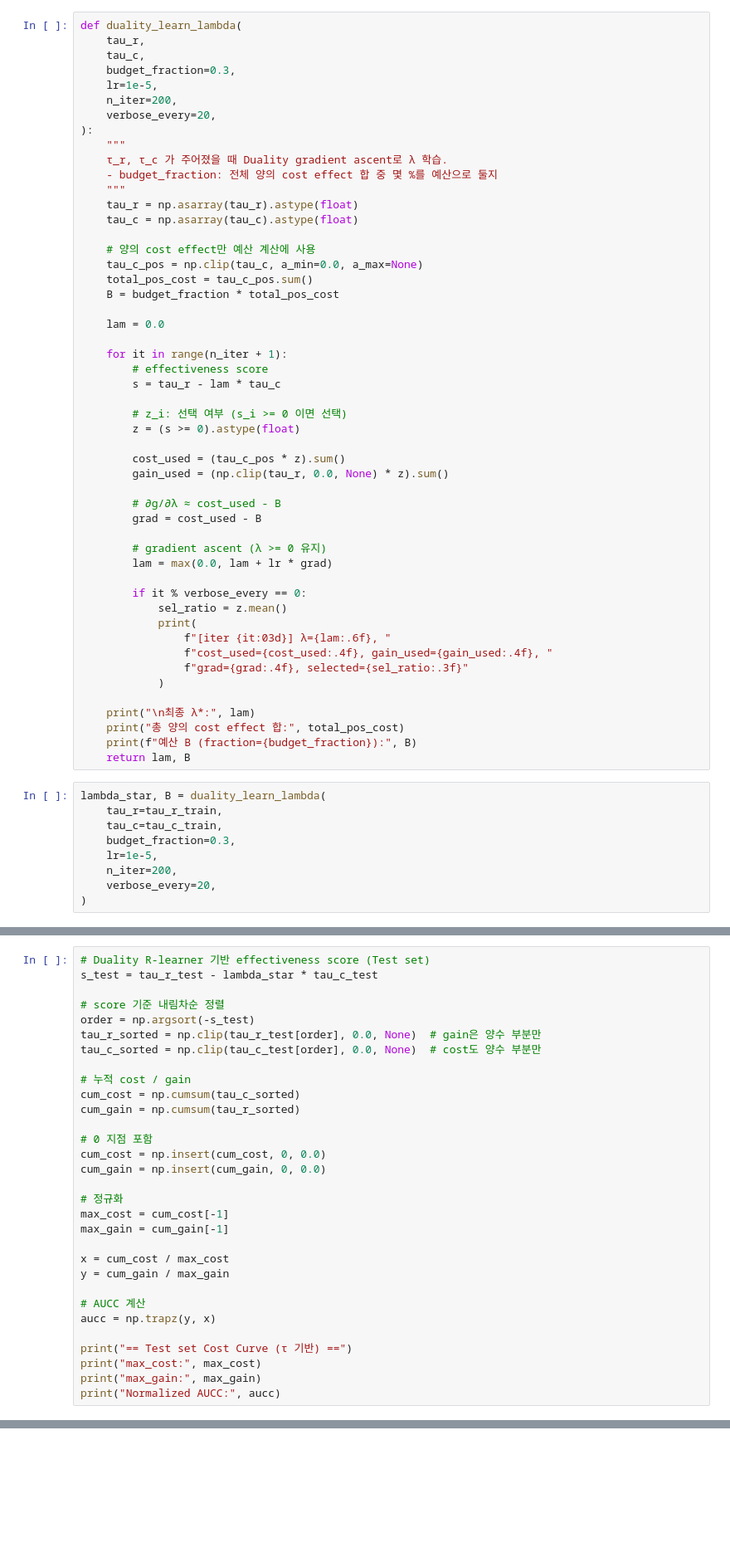
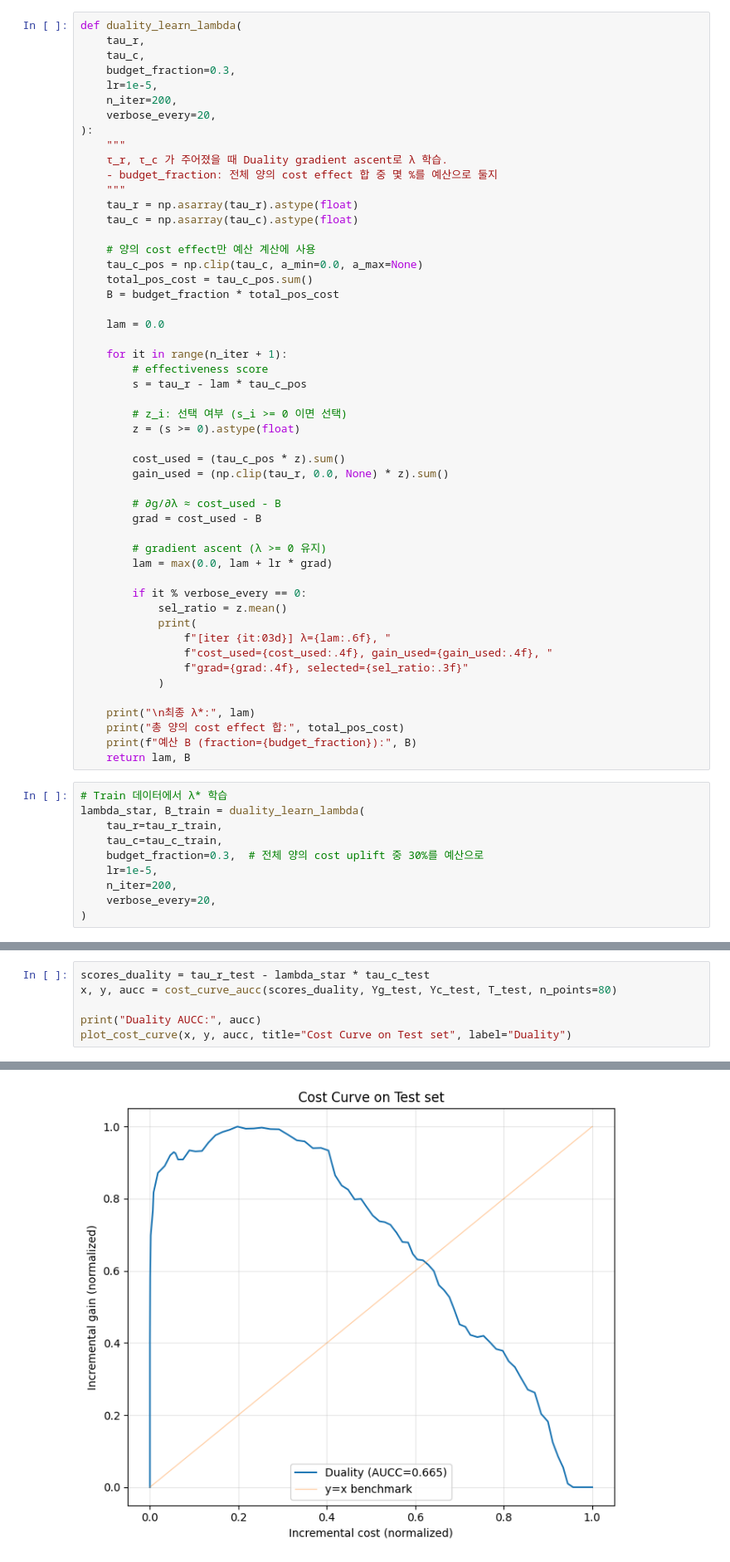
Before and after one commit to Funbucket/awesome-causal-inference-python, a Jupyter notebook: book/prescriptive_analytics/heterogeneous_causal_learning_for_effectiveness_optimization.ipynb, the cells around one changed output, grey strips where cells are left out. Shown at 83% size. Drawn from its saved outputs; the diff is of its cells as text; blank space fills up the shorter version.

```diff
--- a/book/prescriptive_analytics/heterogeneous_causal_learning_for_effectiveness_optimization.ipynb
+++ b/book/prescriptive_analytics/heterogeneous_causal_learning_for_effectiveness_optimization.ipynb
@@ -631,7 +578,7 @@ def duality_learn_lambda(
 
     for it in range(n_iter + 1):
         # effectiveness score
-        s = tau_r - lam * tau_c
+        s = tau_r - lam * tau_c_pos
 
         # z_i: 선택 여부 (s_i >= 0 이면 선택)
         z = (s >= 0).astype(float)
@@ -658,10 +605,11 @@ def duality_learn_lambda(
     print(f"예산 B (fraction={budget_fraction}):", B)
     return lam, B
 # %%
-lambda_star, B = duality_learn_lambda(
+# Train 데이터에서 λ* 학습
+lambda_star, B_train = duality_learn_lambda(
     tau_r=tau_r_train,
     tau_c=tau_c_train,
-    budget_fraction=0.3,
+    budget_fraction=0.3,  # 전체 양의 cost uplift 중 30%를 예산으로
     lr=1e-5,
     n_iter=200,
     verbose_every=20,
@@ -764,31 +732,0 @@ Test 셋에서:
-# %%
-# Duality R-learner 기반 effectiveness score (Test set)
-s_test = tau_r_test - lambda_star * tau_c_test
-
-# score 기준 내림차순 정렬
-order = np.argsort(-s_test)
-tau_r_sorted = np.clip(tau_r_test[order], 0.0, None)  # gain은 양수 부분만
-tau_c_sorted = np.clip(tau_c_test[order], 0.0, None)  # cost도 양수 부분만
-
-# 누적 cost / gain
-cum_cost = np.cumsum(tau_c_sorted)
-cum_gain = np.cumsum(tau_r_sorted)
-
-# 0 지점 포함
-cum_cost = np.insert(cum_cost, 0, 0.0)
-cum_gain = np.insert(cum_gain, 0, 0.0)
-
-# 정규화
-max_cost = cum_cost[-1]
-max_gain = cum_gain[-1]
-
-x = cum_cost / max_cost
-y = cum_gain / max_gain
-
-# AUCC 계산
-aucc = np.trapz(y, x)
-
-print("== Test set Cost Curve (τ 기반) ==")
-print("max_cost:", max_cost)
-print("max_gain:", max_gain)
-print("Normalized AUCC:", aucc)
@@ -835,0 +798,7 @@ Random ranking AUCC: 0.5006872435398204
+# %%
+scores_duality = tau_r_test - lambda_star * tau_c_test
+x, y, aucc = cost_curve_aucc(scores_duality, Yg_test, Yc_test, T_test, n_points=80)
+
+print("Duality AUCC:", aucc)
+plot_cost_curve(x, y, aucc, title="Cost Curve on Test set", label="Duality")
+# %% [output]
@@ -835,0 +806 @@ Random ranking AUCC: 0.5006872435398204
+[figure, added]
```
Also changed, not shown: parts of 33 cells of this notebook, 1 other file.
